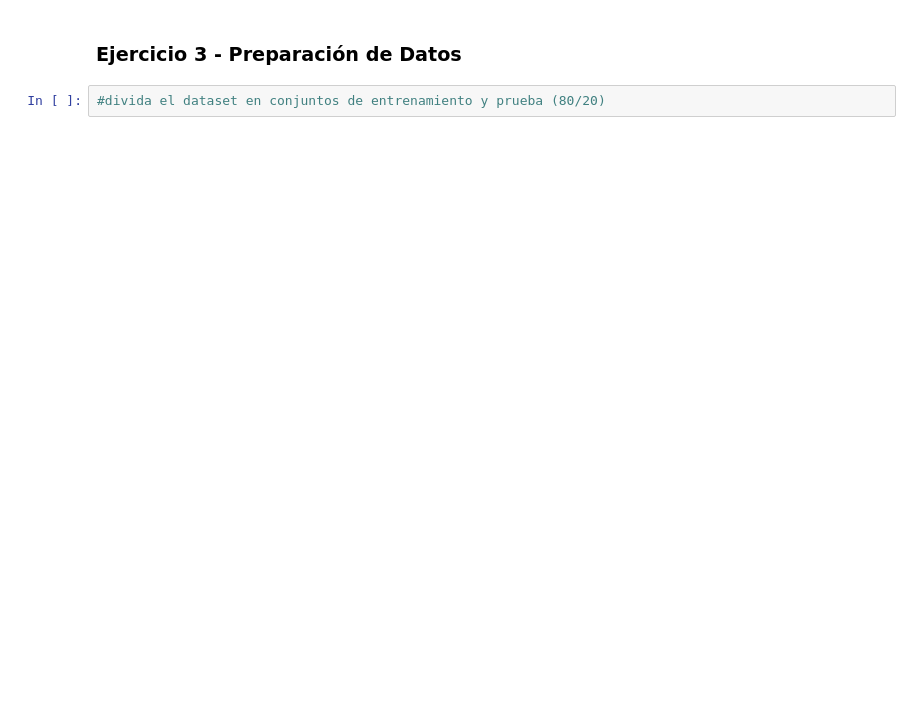
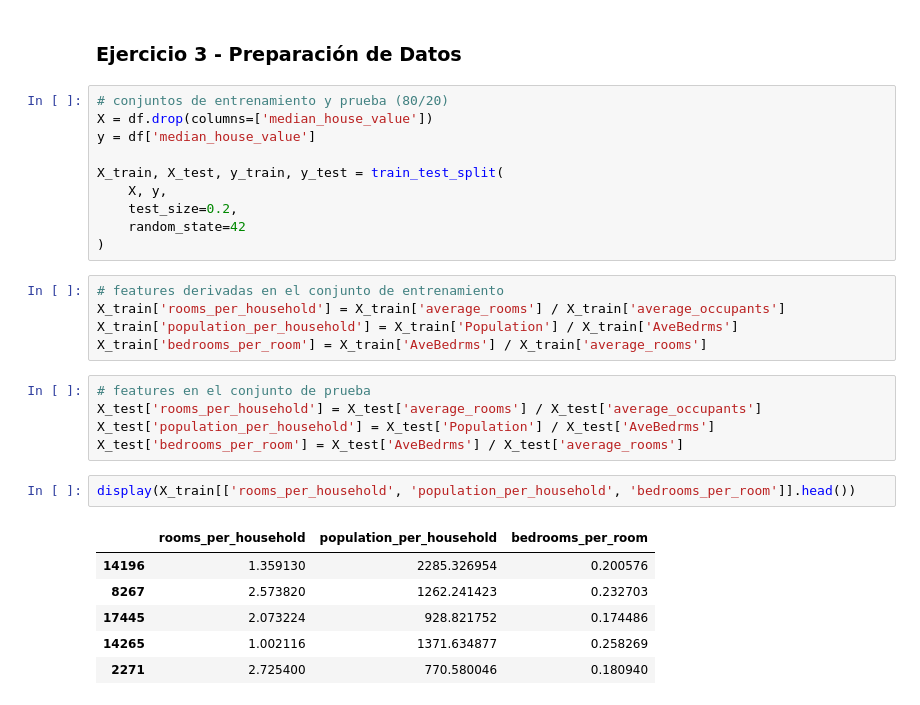
Before and after one commit to MelissaPerez09/Lab03-CC3105, a Jupyter notebook: src/main.ipynb, the cells around one changed output. Cells and saved outputs as stored; diff of their text form; blank space fills up the shorter version.

```diff
--- a/src/main.ipynb
+++ b/src/main.ipynb
@@ -186,4 +178,31 @@ Name: median_house_value, dtype: float64
 # %% [markdown]
 ### Ejercicio 3 - Preparación de Datos
 # %%
-#divida el dataset en conjuntos de entrenamiento y prueba (80/20)
+# conjuntos de entrenamiento y prueba (80/20)
+X = df.drop(columns=['median_house_value'])
+y = df['median_house_value']
+
+X_train, X_test, y_train, y_test = train_test_split(
+    X, y,
+    test_size=0.2,
+    random_state=42
+)
+# %%
+# features derivadas en el conjunto de entrenamiento
+X_train['rooms_per_household'] = X_train['average_rooms'] / X_train['average_occupants']
+X_train['population_per_household'] = X_train['Population'] / X_train['AveBedrms']
+X_train['bedrooms_per_room'] = X_train['AveBedrms'] / X_train['average_rooms']
+# %%
+# features en el conjunto de prueba
+X_test['rooms_per_household'] = X_test['average_rooms'] / X_test['average_occupants']
+X_test['population_per_household'] = X_test['Population'] / X_test['AveBedrms']
+X_test['bedrooms_per_room'] = X_test['AveBedrms'] / X_test['average_rooms']
+# %%
+display(X_train[['rooms_per_household', 'population_per_household', 'bedrooms_per_room']].head())
+# %% [output]
+|  | rooms_per_household | population_per_household | bedrooms_per_room |
+| 14196 | 1.359130 | 2285.326954 | 0.200576 |
+| 8267 | 2.573820 | 1262.241423 | 0.232703 |
+| 17445 | 2.073224 | 928.821752 | 0.174486 |
+| 14265 | 1.002116 | 1371.634877 | 0.258269 |
+| 2271 | 2.725400 | 770.580046 | 0.180940 |
```
Also changed, not shown: parts of 5 cells of this notebook.
